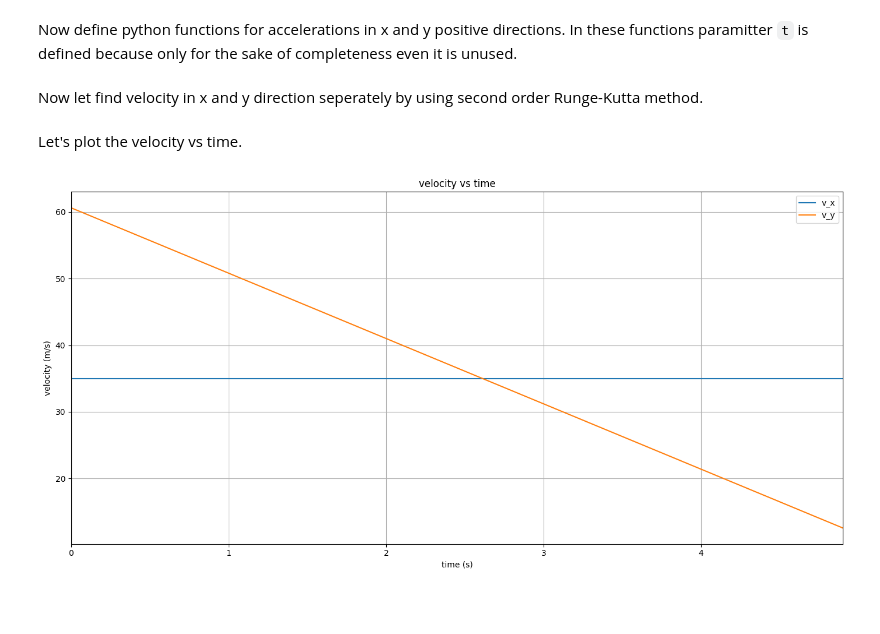
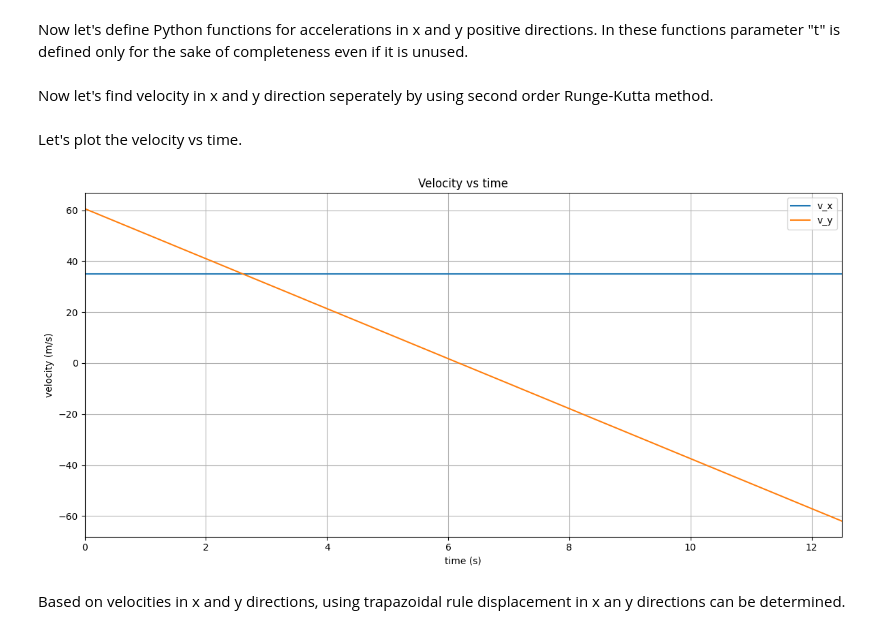
Before and after one commit to Ravindu-Kalhara/Physics, a Jupyter notebook: projectile-motion/projectile-motion.ipynb, the cells around one changed output. Saved outputs shown, nothing was run; the diff lists cells and outputs as text; code cells hidden in the pictures; blank space fills up the shorter version.

````diff
--- a/projectile-motion/projectile-motion.ipynb
+++ b/projectile-motion/projectile-motion.ipynb
@@ -19,29 +20,43 @@ Let define the constants and inital values.
 # %%
-G = 9.81  # gravitational acceleration (m/s^2)
+import numpy as np
+import matplotlib.pyplot as plt
+from typing import Callable
+
+g = 9.81  # gravitational acceleration (m/s^2)
 v0 = 70  # initial velocity (m/s)
 r0 = 0  # inital displacement (m)
 alpha = np.deg2rad(60)  # initial angle relative to positive x direction
-h = 0.1  # step size in time
+h = 0.5  # step size in time
 
-t = np.arange(0, 5, h)  # define time range as a discreate array
-# v_x = np.zeros(t.shape[0])  # define velocity array to store velocity in x direction for each time step
-# v_y = np.zeros(t.shape[0])  # define velocity array to store velocity in y direction for each time step
-# v_x[0], v_y[0] = v0 * np.cos(alpha), v0 * np.sin(alpha)  # inital velocity in x an y positive direction
+t = np.arange(0, 13, h)  # define time range as a discreate array
 x = np.zeros(t.shape[0])  # define displacemnt array to store displacement in x direction for each time step
 y = np.zeros(t.shape[0])  # define displacemnt array to store displacement in x direction for each time step
 # %% [markdown]
-Now define python functions for accelerations in x and y positive directions. In these functions paramitter ```t``` is defined because only for the sake of completeness even it is unused.
+Now let's define Python functions for accelerations in x and y positive directions. In these functions parameter "t" is defined only for the sake of completeness even if it is unused.
 # %%
-def a_x(t):
+def func_ax(t: float) -> float:
     return 0
 
 
-def a_y(t):
-    return -G
+def func_ay(t: float) -> float:
+    return -g
 # %% [markdown]
-Now let find velocity in x and y direction seperately by using second order Runge-Kutta method.
+Now let's find velocity in x and y direction seperately by using second order Runge-Kutta method.
 # %%
-def runge_kutta2(h, f, y0, x):
+def runge_kutta2(h: float, f: Callable, y0: float, x: np.ndarray) -> np.ndarray:
+    """function to implement second order Runge-Kutta method (Modified Euler's method)
+
+    :param h: step size of the partition of the domain of f
+    :type h: float
+    :param f: python function which represent the mathematical function f
+    :type f: Callable
+    :param y0: initial value y0 = f(x0)
+    :type y0: float
+    :param x: patition of the domain of f which has step size h
+    :type x: np.ndarray
+    :return: set of values of f(x) for each partion point in the partition
+    :rtype: np.ndarray
+    """
     y = np.zeros_like(x)
     y[0] = y0
     for i in range(t.shape[0] - 1):
@@ -51,21 +66,23 @@ def runge_kutta2(h, f, y0, x):
     return y
 
 
-v_x = runge_kutta2(h, a_x, v0 * np.cos(alpha), t)
-v_y = runge_kutta2(h, a_y, v0 * np.sin(alpha), t)
+v_x = runge_kutta2(h, func_ax, v0 * np.cos(alpha), t)  # velocity array to store velocity in x direction for each time step
+v_y = runge_kutta2(h, func_ay, v0 * np.sin(alpha), t)  # velocity array to store velocity in y direction for each time step
 # %% [markdown]
 Let's plot the velocity vs time.
 # %%
-plt.figure(figsize=(14, 7))
+plt.figure(figsize=(12, 6))
 plt.plot(t, v_x, label="v_x")
 plt.xlim((0, t[-1]))
 plt.xlabel("time (s)")
 plt.plot(t, v_y, label="v_y")
 plt.ylabel("velocity (m/s)")
-plt.title("velocity vs time")
+plt.title("Velocity vs time")
 plt.legend()
 plt.grid()
 plt.tight_layout()
 plt.show()
 # %% [output]
-[figure, old version]
+[figure, new version]
+# %% [markdown]
+Based on velocities in x and y directions, using trapazoidal rule displacement in x an y directions can be determined.
````
Also changed, not shown: parts of 6 cells of this notebook.
